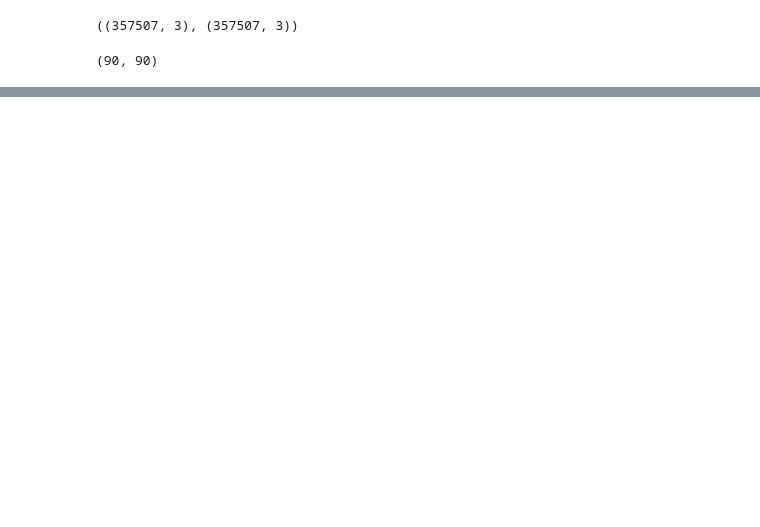
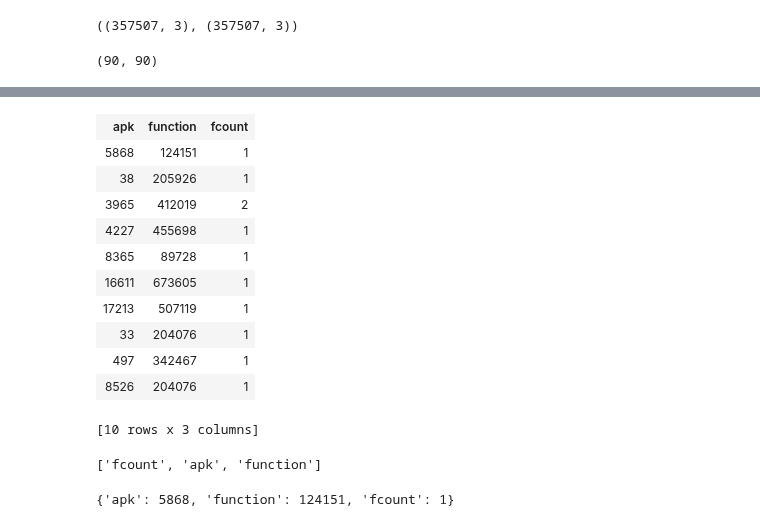
Before and after one commit to jrybicki-jsc/smms, a Jupyter notebook: graphla/graplabexp.ipynb, the cells around one changed output, grey strips where cells are left out. Saved outputs shown, nothing was run; the diff lists cells and outputs as text; code cells hidden in the pictures; blank space fills up the shorter version.

```diff
--- a/graphla/graplabexp.ipynb
+++ b/graphla/graplabexp.ipynb
@@ -986,0 +1050,16 @@ len(net.keys()), len(agg_nets[0].keys())
+# %%
+mwx = tc.load_sframe('../binarydata/funcs-encoded')
+mwx.head()
+# %% [output]
+| apk | function | fcount |
+| 5868 | 124151 | 1 |
+| 38 | 205926 | 1 |
+| 3965 | 412019 | 2 |
+| 4227 | 455698 | 1 |
+| 8365 | 89728 | 1 |
+| 16611 | 673605 | 1 |
+| 17213 | 507119 | 1 |
+| 33 | 204076 | 1 |
+| 497 | 342467 | 1 |
+| 8526 | 204076 | 1 |
+[10 rows x 3 columns]
@@ -986,0 +1069,4 @@ len(net.keys()), len(agg_nets[0].keys())
+# %%
+mw.column_names()
+# %% [output]
+['fcount', 'apk', 'function']
@@ -986,0 +1077,4 @@ len(net.keys()), len(agg_nets[0].keys())
+# %%
+mwx[0]
+# %% [output]
+{'apk': 5868, 'function': 124151, 'fcount': 1}
```
Also changed, not shown: parts of 28 cells of this notebook, 1 other file.
